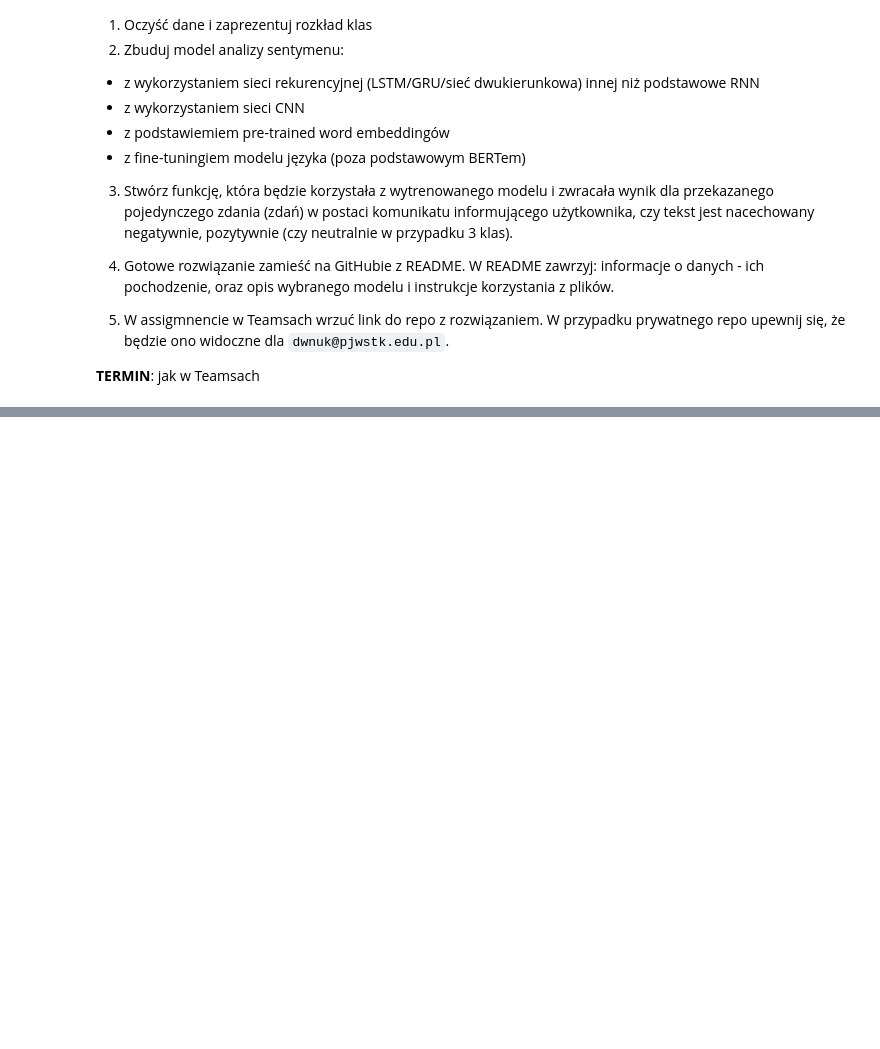
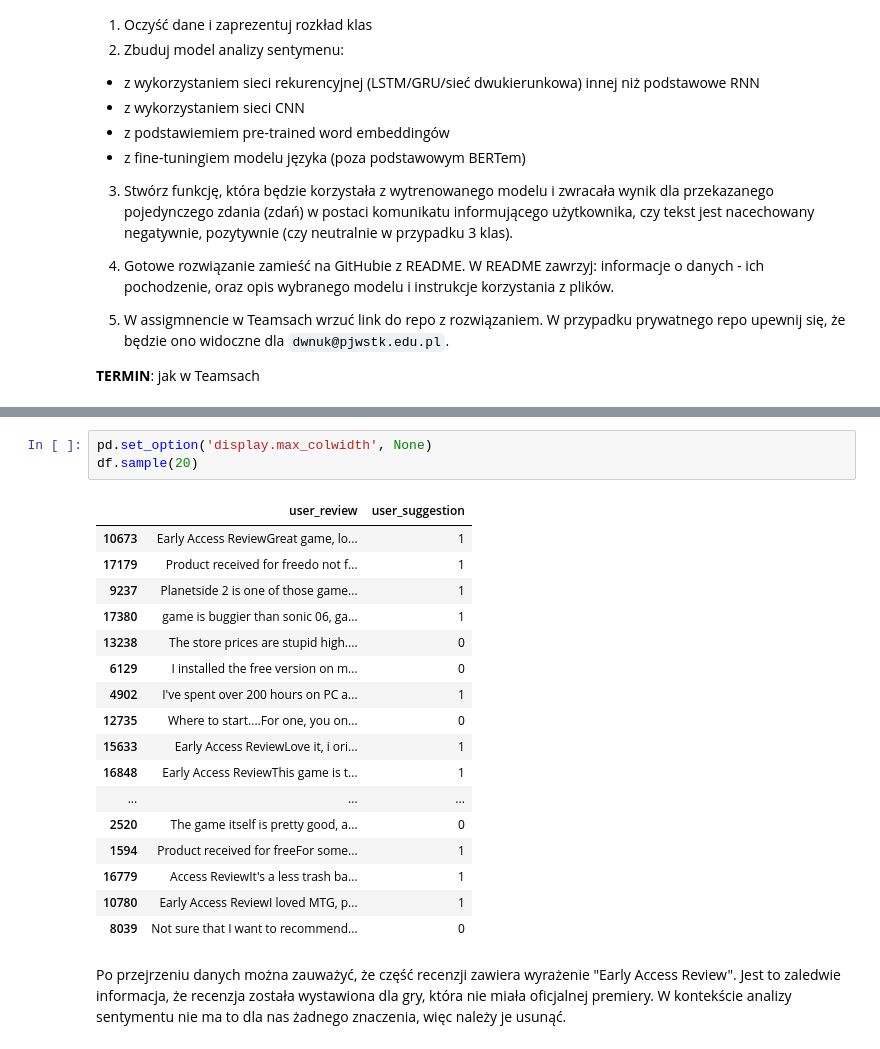
Before and after one commit to michal-uszko/zum_nlp_project, a Jupyter notebook: NLP_praca_domowa.ipynb, the cells around one changed output, grey strips where cells are left out. Drawn from its saved outputs; the diff is of its cells as text; blank space fills up the shorter version.

```diff
--- a/NLP_praca_domowa.ipynb
+++ b/NLP_praca_domowa.ipynb
@@ -47,0 +99,23 @@ CUDA version PyTorch is using: 12.1
+# %%
+pd.set_option('display.max_colwidth', None)
+df.sample(20)
+# %% [output]
+|  | user_review | user_suggestion |
+| 10673 | Early Access ReviewGreat game, lo... | 1 |
+| 17179 | Product received for freedo not f... | 1 |
+| 9237 | Planetside 2 is one of those game... | 1 |
+| 17380 | game is buggier than sonic 06, ga... | 1 |
+| 13238 | The store prices are stupid high.... | 0 |
+| 6129 | I installed the free version on m... | 0 |
+| 4902 | I've spent over 200 hours on PC a... | 1 |
+| 12735 | Where to start....For one, you on... | 0 |
+| 15633 | Early Access ReviewLove it, i ori... | 1 |
+| 16848 | Early Access ReviewThis game is t... | 1 |
+| ... | ... | ... |
+| 2520 | The game itself is pretty good, a... | 0 |
+| 1594 | Product received for freeFor some... | 1 |
+| 16779 | Access ReviewIt's a less trash ba... | 1 |
+| 10780 | Early Access ReviewI loved MTG, p... | 1 |
+| 8039 | Not sure that I want to recommend... | 0 |
+# %% [markdown]
+Po przejrzeniu danych można zauważyć, że część recenzji zawiera wyrażenie "Early Access Review". Jest to zaledwie informacja, że recenzja została wystawiona dla gry, która nie miała oficjalnej premiery. W kontekście analizy sentymentu nie ma to dla nas żadnego znaczenia, więc należy je usunąć.
```
Also changed, not shown: parts of 23 cells of this notebook.
